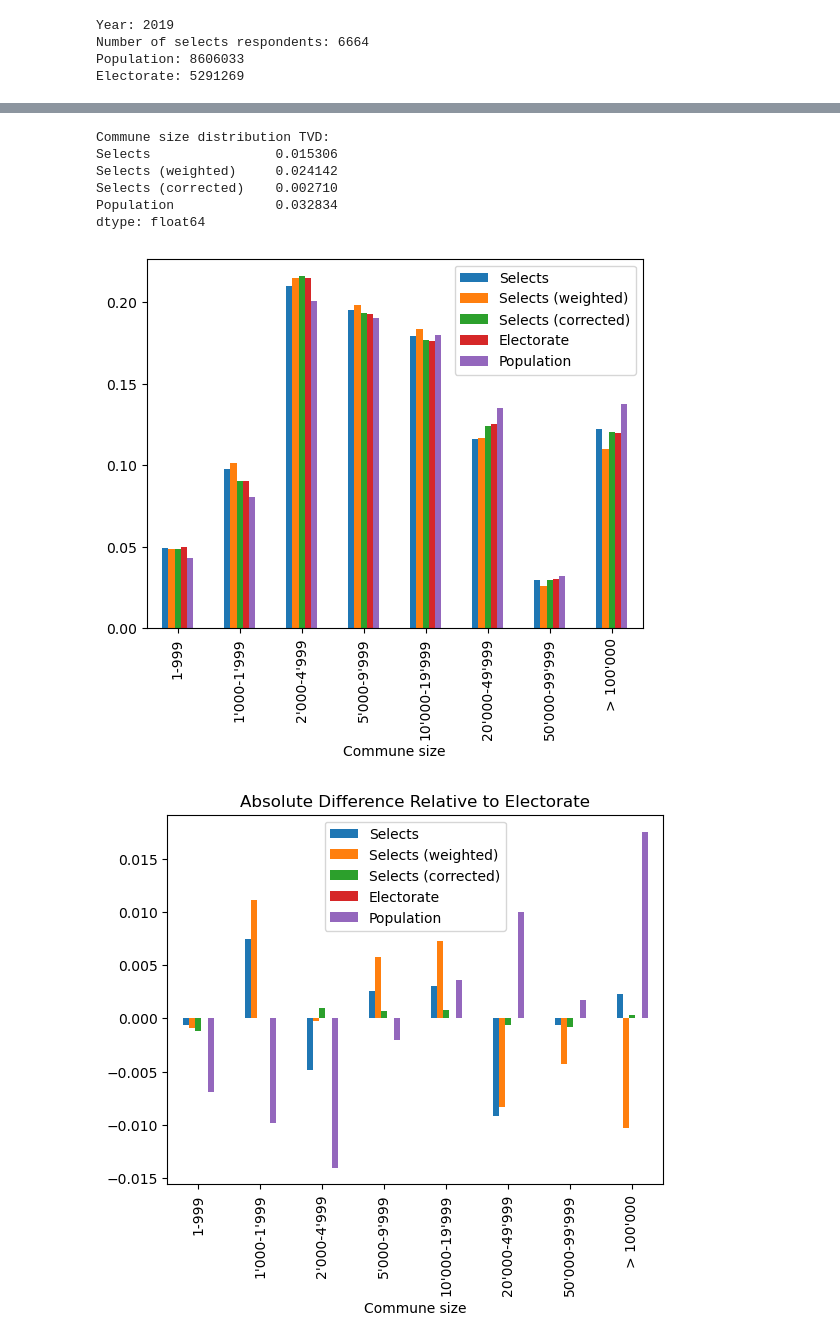
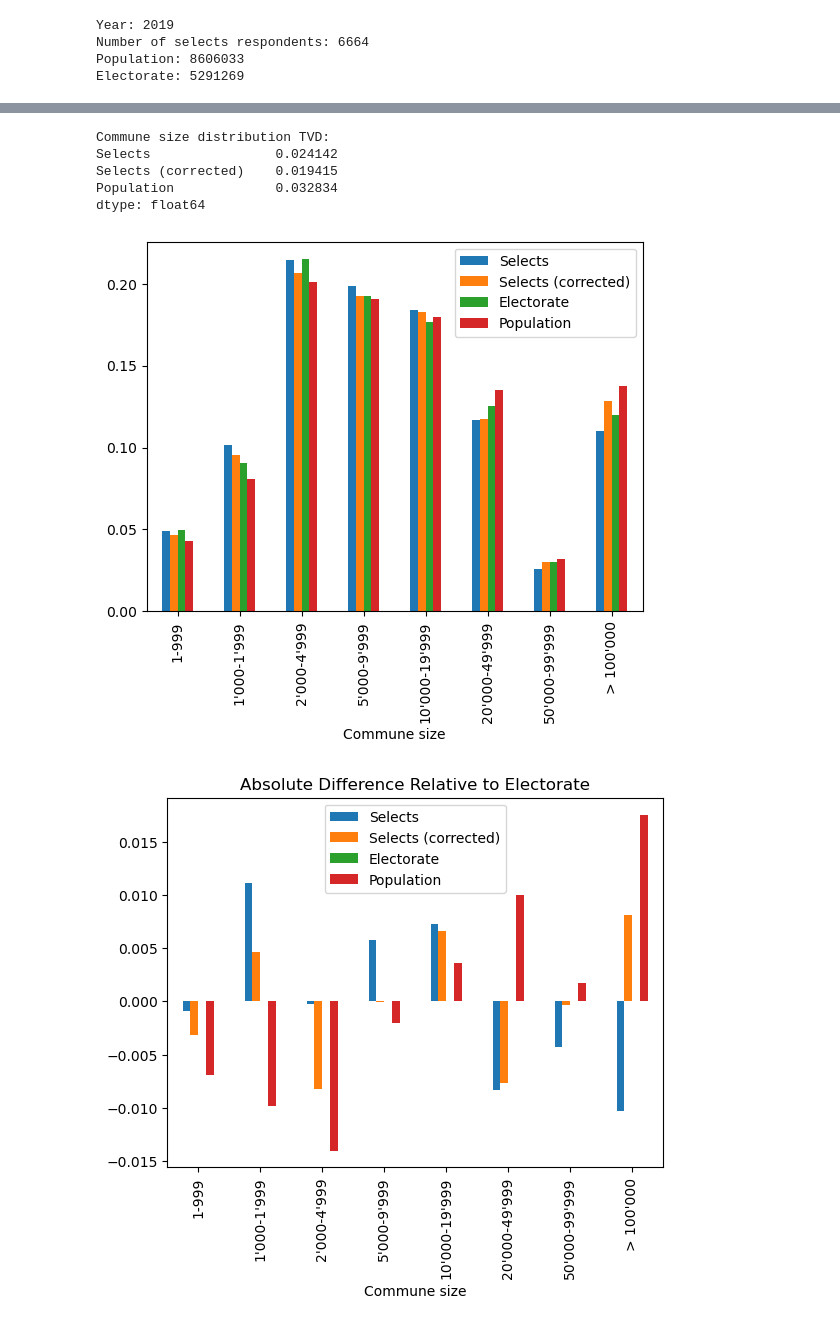
Before and after one commit to tschai-yim/swiss-elections-study, a Jupyter notebook: respondents_vs_population.ipynb, the cells around one changed output, grey strips where cells are left out. Drawn from its saved outputs; the diff is of its cells as text; code cells hidden in the pictures.

```diff
--- a/respondents_vs_population.ipynb
+++ b/respondents_vs_population.ipynb
@@ -30,24 +30,3 @@ Year: 2019
 Number of selects respondents: 6664
 Population: 8606033
 Electorate: 5291269
-# %%
-def merge_proportional(distribution: pd.Series, *distributions: tuple[pd.Series, ...]) -> pd.DataFrame:
-    distributions = [distribution] + list(distributions)
-    return pd.concat([d / d.sum() for d in distributions], axis=1)
-
-
-def calculate_tvd(distribution: pd.DataFrame, reference: str) -> pd.Series:
-    """
-    Calculate Total Variation Distance between each column and a reference column.
-
-    Args:
-        distribution: DataFrame with probability distributions in columns
-        reference: Name of the reference column to compare against
-
-    Returns:
-        Series with TVD values for each non-reference column
-    """
-    return pd.Series({
-        column: (0.5 * (distribution[column] - distribution[reference]).abs().sum())
-        for column in distribution.columns if column != reference
-    })
@@ -241 +38,7 @@ Total error margin: 0.006281114250578969
+# %%
+import data.selects as selects_module
+
+importlib.reload(selects_module)
+
+corrected_selects_year_df = selects_module.post_process_selects(selects_year_df, electorate_year_df)
 # %%
@@ -338,34 +131,31 @@ Name: Error Margin, dtype: float64
 [figure]
 # %%
 selects_commune_size = selects_year_df.groupby(COMMUNE_SIZE_ATTR, observed=True) \
-    ['weightc'].sum().rename('Selects')
-weighted_selects_commune_size = selects_year_df.groupby(COMMUNE_SIZE_ATTR, observed=True) \
-    ['weighttot'].sum().rename('Selects (weighted)')
-corrected_selects_commune_size = corrected_age_smoothed_selects_year_df.groupby(COMMUNE_SIZE_ATTR, observed=True) \
-    ['weightc'].sum().rename('Selects (corrected)')
+    ['weighttot'].sum().rename('Selects')
+corrected_selects_commune_size = corrected_selects_year_df.groupby(COMMUNE_SIZE_ATTR, observed=True) \
+    ['weighttot'].sum().rename('Selects (corrected)')
 
 electorate_commune_size = electorate_year_df.groupby(COMMUNE_SIZE_ATTR, observed=True) \
     [POPULATION_ATTR].sum().rename('Electorate')
 population_commune_size = population_year_df.groupby(COMMUNE_SIZE_ATTR, observed=True) \
     [POPULATION_ATTR].sum().rename('Population')
 
 commune_size_distribution = merge_proportional(
-    selects_commune_size, weighted_selects_commune_size, corrected_selects_commune_size,
+    selects_commune_size, corrected_selects_commune_size,
     electorate_commune_size, population_commune_size
 ).fillna(0)
 
 commune_size_distribution.plot(kind='bar', xlabel='Commune size')
 (commune_size_distribution.sub(commune_size_distribution['Electorate'], axis=0)).plot(
     kind='bar', xlabel='Commune size', title='Absolute Difference Relative to Electorate')
 print('Commune size distribution TVD:')
-print(calculate_tvd(commune_size_distribution, 'Electorate'))
+print(total_variance_distance(commune_size_distribution, 'Electorate'))
 # %% [output]
 Commune size distribution TVD:
-Selects                0.015306
-Selects (weighted)     0.024142
-Selects (corrected)    0.002710
+Selects                0.024142
+Selects (corrected)    0.019415
 Population             0.032834
 dtype: float64
-[figure, old version]
+[figure, new version]
-[figure, old version]
+[figure, new version]
 # %%
```
Also changed, not shown: parts of 15 cells of this notebook, 12 other files.
